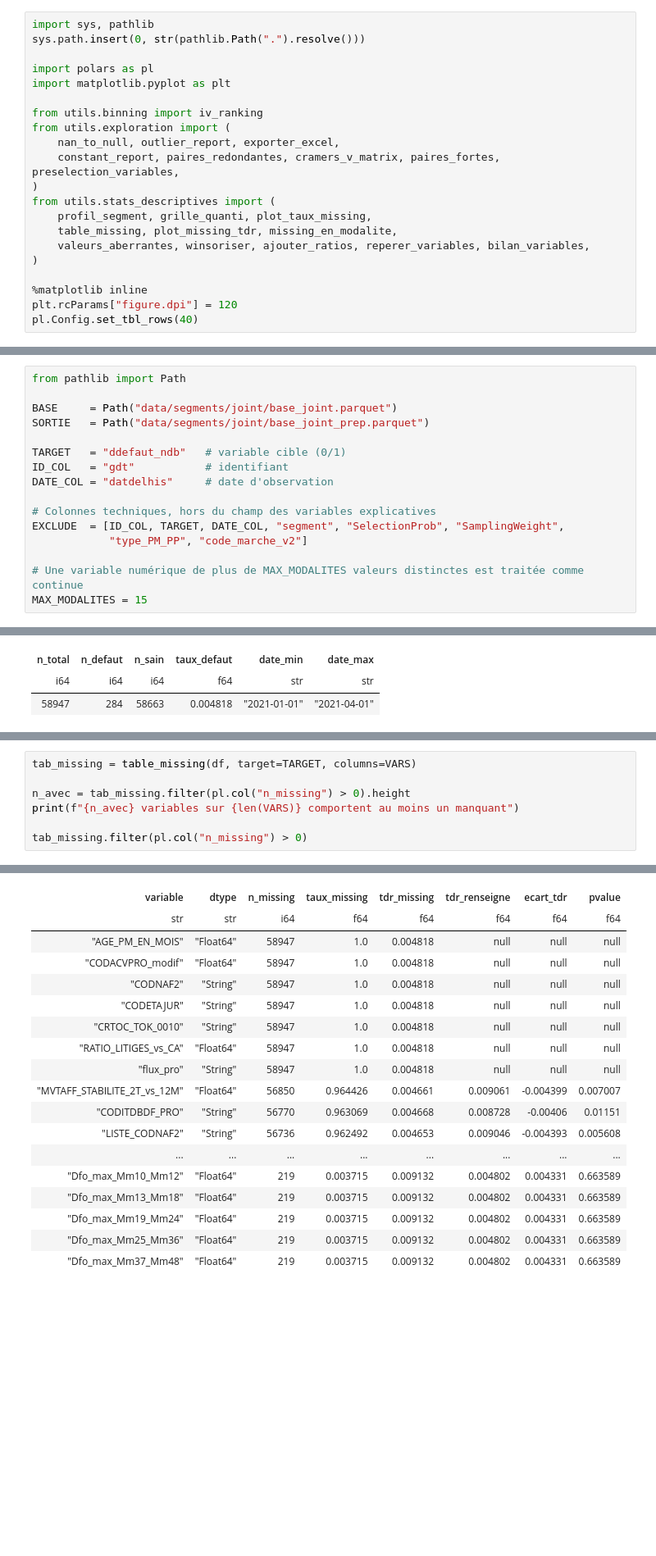
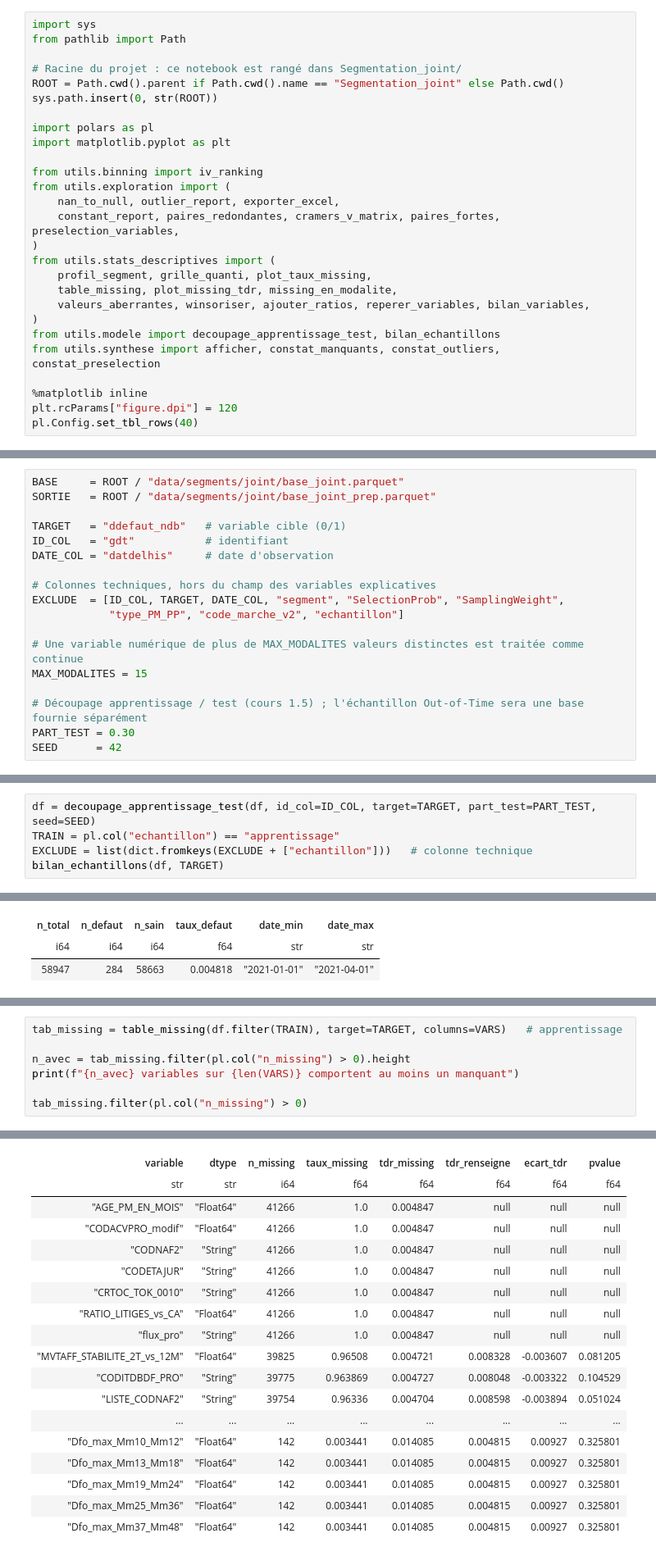
Before and after one commit to fulfam97/Projet-scoring, a Jupyter notebook: Segmentation_joint/0c - Preparation_donnees_joint.ipynb, the cells around one changed output, grey strips where cells are left out. Shown at 82% size. Cells and saved outputs as stored; diff of their text form; blank space fills up the shorter version.

```diff
--- a/0c - Preparation_donnees_joint.ipynb
+++ b/Segmentation_joint/0c - Preparation_donnees_joint.ipynb
@@ -18,8 +18,12 @@ avant l'analyse exploratoire (ch. 3) et la discrétisation (ch. 4).
 # %% [markdown]
 ## 0. Imports et configuration
 # %%
-import sys, pathlib
-sys.path.insert(0, str(pathlib.Path(".").resolve()))
+import sys
+from pathlib import Path
+
+# Racine du projet : ce notebook est rangé dans Segmentation_joint/
+ROOT = Path.cwd().parent if Path.cwd().name == "Segmentation_joint" else Path.cwd()
+sys.path.insert(0, str(ROOT))
 
 import polars as pl
 import matplotlib.pyplot as plt
@@ -34,6 +38,8 @@ from utils.stats_descriptives import (
     table_missing, plot_missing_tdr, missing_en_modalite,
     valeurs_aberrantes, winsoriser, ajouter_ratios, reperer_variables, bilan_variables,
 )
+from utils.modele import decoupage_apprentissage_test, bilan_echantillons
+from utils.synthese import afficher, constat_manquants, constat_outliers, constat_preselection
 
 %matplotlib inline
 plt.rcParams["figure.dpi"] = 120
@@ -41,10 +47,8 @@ pl.Config.set_tbl_rows(40)
 # %% [output]
 polars.config.Config
 # %%
-from pathlib import Path
-
-BASE     = Path("data/segments/joint/base_joint.parquet")
-SORTIE   = Path("data/segments/joint/base_joint_prep.parquet")
+BASE     = ROOT / "data/segments/joint/base_joint.parquet"
+SORTIE   = ROOT / "data/segments/joint/base_joint_prep.parquet"
 
 TARGET   = "ddefaut_ndb"   # variable cible (0/1)
 ID_COL   = "gdt"           # identifiant
@@ -52,10 +56,14 @@ DATE_COL = "datdelhis"     # date d'observation
 
 # Colonnes techniques, hors du champ des variables explicatives
 EXCLUDE  = [ID_COL, TARGET, DATE_COL, "segment", "SelectionProb", "SamplingWeight",
-            "type_PM_PP", "code_marche_v2"]
+            "type_PM_PP", "code_marche_v2", "echantillon"]
 
 # Une variable numérique de plus de MAX_MODALITES valeurs distinctes est traitée comme continue
 MAX_MODALITES = 15
+
+# Découpage apprentissage / test (cours 1.5) ; l'échantillon Out-of-Time sera une base fournie séparément
+PART_TEST = 0.30
+SEED      = 42
 # %% [markdown]
 ## 1. Chargement
 
@@ -78,0 +100,5 @@ Base chargée : 58947 lignes, 193 colonnes
+# %%
+df = decoupage_apprentissage_test(df, id_col=ID_COL, target=TARGET, part_test=PART_TEST, seed=SEED)
+TRAIN = pl.col("echantillon") == "apprentissage"
+EXCLUDE = list(dict.fromkeys(EXCLUDE + ["echantillon"]))   # colonne technique
+bilan_echantillons(df, TARGET)
@@ -127,33 +171,33 @@ dossiers manquants à celui des dossiers renseignés.
 - `ecart_tdr` : taux de défaut des manquants − taux de défaut des renseignés ;
 - `pvalue` : test du Chi² d'indépendance entre l'indicatrice « manquant » et la cible.
 # %%
-tab_missing = table_missing(df, target=TARGET, columns=VARS)
+tab_missing = table_missing(df.filter(TRAIN), target=TARGET, columns=VARS)   # apprentissage
 
 n_avec = tab_missing.filter(pl.col("n_missing") > 0).height
 print(f"{n_avec} variables sur {len(VARS)} comportent au moins un manquant")
 
 tab_missing.filter(pl.col("n_missing") > 0)
 # %% [output]
 38 variables sur 182 comportent au moins un manquant
 shape: (38, 8)
 | variable | dtype | n_missing | taux_missing | tdr_missing | tdr_renseigne | ecart_tdr | pvalue |
 | str | str | i64 | f64 | f64 | f64 | f64 | f64 |
-| "AGE_PM_EN_MOIS" | "Float64" | 58947 | 1.0 | 0.004818 | null | null | null |
-| "CODACVPRO_modif" | "Float64" | 58947 | 1.0 | 0.004818 | null | null | null |
-| "CODNAF2" | "String" | 58947 | 1.0 | 0.004818 | null | null | null |
-| "CODETAJUR" | "String" | 58947 | 1.0 | 0.004818 | null | null | null |
-| "CRTOC_TOK_0010" | "String" | 58947 | 1.0 | 0.004818 | null | null | null |
-| "RATIO_LITIGES_vs_CA" | "Float64" | 58947 | 1.0 | 0.004818 | null | null | null |
-| "flux_pro" | "String" | 58947 | 1.0 | 0.004818 | null | null | null |
-| "MVTAFF_STABILITE_2T_vs_12M" | "Float64" | 56850 | 0.964426 | 0.004661 | 0.009061 | -0.004399 | 0.007007 |
-| "CODITDBDF_PRO" | "String" | 56770 | 0.963069 | 0.004668 | 0.008728 | -0.00406 | 0.01151 |
-| "LISTE_CODNAF2" | "String" | 56736 | 0.962492 | 0.004653 | 0.009046 | -0.004393 | 0.005608 |
+| "AGE_PM_EN_MOIS" | "Float64" | 41266 | 1.0 | 0.004847 | null | null | null |
+| "CODACVPRO_modif" | "Float64" | 41266 | 1.0 | 0.004847 | null | null | null |
+| "CODNAF2" | "String" | 41266 | 1.0 | 0.004847 | null | null | null |
+| "CODETAJUR" | "String" | 41266 | 1.0 | 0.004847 | null | null | null |
+| "CRTOC_TOK_0010" | "String" | 41266 | 1.0 | 0.004847 | null | null | null |
+| "RATIO_LITIGES_vs_CA" | "Float64" | 41266 | 1.0 | 0.004847 | null | null | null |
+| "flux_pro" | "String" | 41266 | 1.0 | 0.004847 | null | null | null |
+| "MVTAFF_STABILITE_2T_vs_12M" | "Float64" | 39825 | 0.96508 | 0.004721 | 0.008328 | -0.003607 | 0.081205 |
+| "CODITDBDF_PRO" | "String" | 39775 | 0.963869 | 0.004727 | 0.008048 | -0.003322 | 0.104529 |
+| "LISTE_CODNAF2" | "String" | 39754 | 0.96336 | 0.004704 | 0.008598 | -0.003894 | 0.051024 |
 | ... | ... | ... | ... | ... | ... | ... | ... |
-| "Dfo_max_Mm10_Mm12" | "Float64" | 219 | 0.003715 | 0.009132 | 0.004802 | 0.004331 | 0.663589 |
-| "Dfo_max_Mm13_Mm18" | "Float64" | 219 | 0.003715 | 0.009132 | 0.004802 | 0.004331 | 0.663589 |
-| "Dfo_max_Mm19_Mm24" | "Float64" | 219 | 0.003715 | 0.009132 | 0.004802 | 0.004331 | 0.663589 |
-| "Dfo_max_Mm25_Mm36" | "Float64" | 219 | 0.003715 | 0.009132 | 0.004802 | 0.004331 | 0.663589 |
-| "Dfo_max_Mm37_Mm48" | "Float64" | 219 | 0.003715 | 0.009132 | 0.004802 | 0.004331 | 0.663589 |
+| "Dfo_max_Mm10_Mm12" | "Float64" | 142 | 0.003441 | 0.014085 | 0.004815 | 0.00927 | 0.325801 |
+| "Dfo_max_Mm13_Mm18" | "Float64" | 142 | 0.003441 | 0.014085 | 0.004815 | 0.00927 | 0.325801 |
+| "Dfo_max_Mm19_Mm24" | "Float64" | 142 | 0.003441 | 0.014085 | 0.004815 | 0.00927 | 0.325801 |
+| "Dfo_max_Mm25_Mm36" | "Float64" | 142 | 0.003441 | 0.014085 | 0.004815 | 0.00927 | 0.325801 |
+| "Dfo_max_Mm37_Mm48" | "Float64" | 142 | 0.003441 | 0.014085 | 0.004815 | 0.00927 | 0.325801 |
 # %%
 SEUIL_AFFICHAGE = 0.05   # seules les variables au-delà de ce taux de manquants sont tracées
 
```
Also changed, not shown: parts of 34 cells of this notebook, 14 other files.
